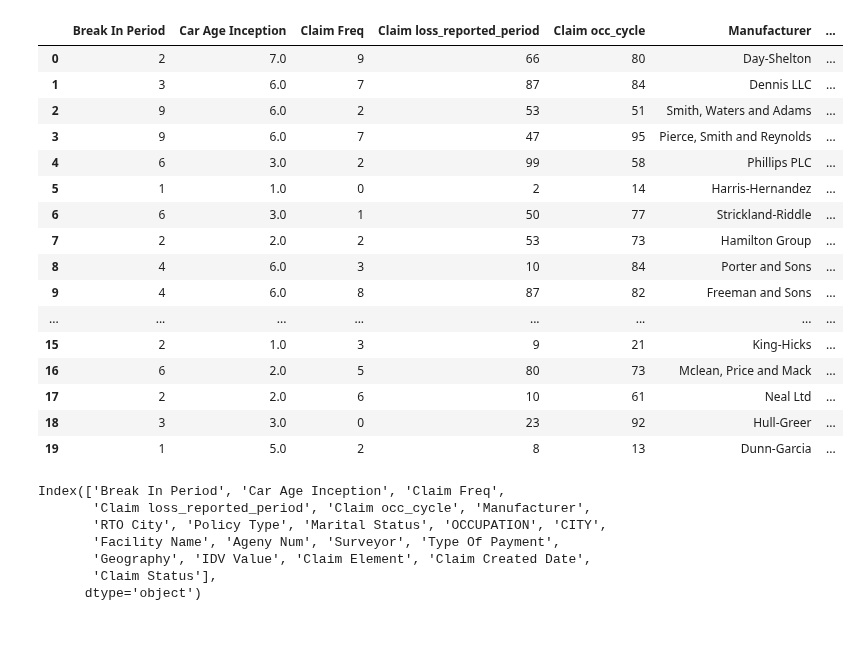
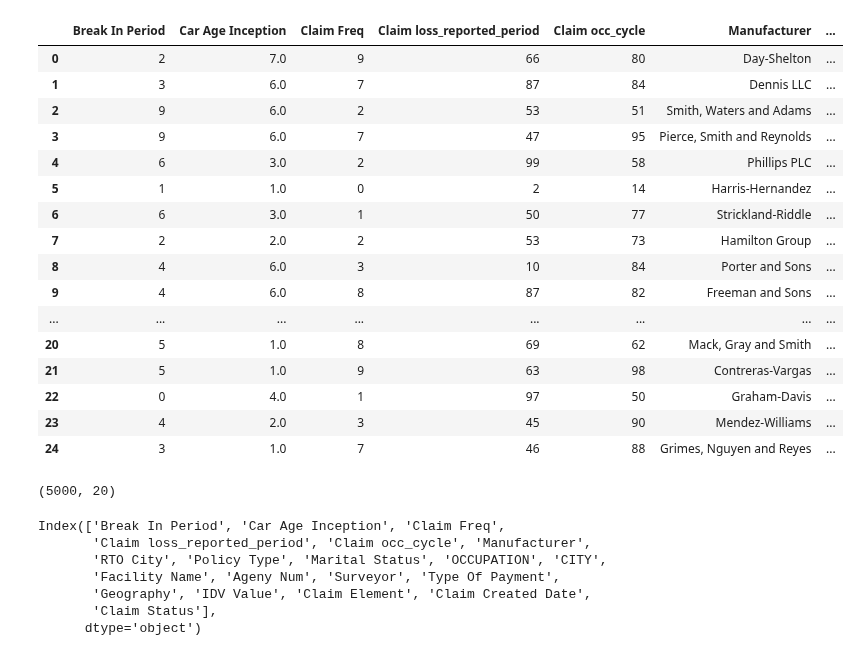
Before and after one commit to nikshingadiya/jupyter, a Jupyter notebook: Machine Learning/Car Insurance/car_insurance_experiment.ipynb, the cells around one changed output. Drawn from its saved outputs; the diff is of its cells as text; code cells hidden in the pictures.

```diff
--- a/Machine Learning/Car Insurance/car_insurance_experiment.ipynb
+++ b/Machine Learning/Car Insurance/car_insurance_experiment.ipynb
@@ -6,25 +6,29 @@ import seaborn as sns
 # %%
 df=pd.read_csv("../../data/Car Insurance Claim Propensity/final_data.csv")
 # %%
-df.head(20)
+df.head(25)
 # %% [output]
 |  | Break In Period | Car Age Inception | Claim Freq | Claim loss_reported_period | Claim occ_cycle | Manufacturer | ... |
 | 0 | 2 | 7.0 | 9 | 66 | 80 | Day-Shelton | ... |
 | 1 | 3 | 6.0 | 7 | 87 | 84 | Dennis LLC | ... |
 | 2 | 9 | 6.0 | 2 | 53 | 51 | Smith, Waters and Adams | ... |
 | 3 | 9 | 6.0 | 7 | 47 | 95 | Pierce, Smith and Reynolds | ... |
 | 4 | 6 | 3.0 | 2 | 99 | 58 | Phillips PLC | ... |
 | 5 | 1 | 1.0 | 0 | 2 | 14 | Harris-Hernandez | ... |
 | 6 | 6 | 3.0 | 1 | 50 | 77 | Strickland-Riddle | ... |
 | 7 | 2 | 2.0 | 2 | 53 | 73 | Hamilton Group | ... |
 | 8 | 4 | 6.0 | 3 | 10 | 84 | Porter and Sons | ... |
 | 9 | 4 | 6.0 | 8 | 87 | 82 | Freeman and Sons | ... |
 | ... | ... | ... | ... | ... | ... | ... | ... |
-| 15 | 2 | 1.0 | 3 | 9 | 21 | King-Hicks | ... |
-| 16 | 6 | 2.0 | 5 | 80 | 73 | Mclean, Price and Mack | ... |
-| 17 | 2 | 2.0 | 6 | 10 | 61 | Neal Ltd | ... |
-| 18 | 3 | 3.0 | 0 | 23 | 92 | Hull-Greer | ... |
-| 19 | 1 | 5.0 | 2 | 8 | 13 | Dunn-Garcia | ... |
+| 20 | 5 | 1.0 | 8 | 69 | 62 | Mack, Gray and Smith | ... |
+| 21 | 5 | 1.0 | 9 | 63 | 98 | Contreras-Vargas | ... |
+| 22 | 0 | 4.0 | 1 | 97 | 50 | Graham-Davis | ... |
+| 23 | 4 | 2.0 | 3 | 45 | 90 | Mendez-Williams | ... |
+| 24 | 3 | 1.0 | 7 | 46 | 88 | Grimes, Nguyen and Reyes | ... |
+# %%
+df.shape
+# %% [output]
+(5000, 20)
 # %%
 df.columns
 # %% [output]
```
Also changed, not shown: parts of 1 cell of this notebook, 1 other file.
